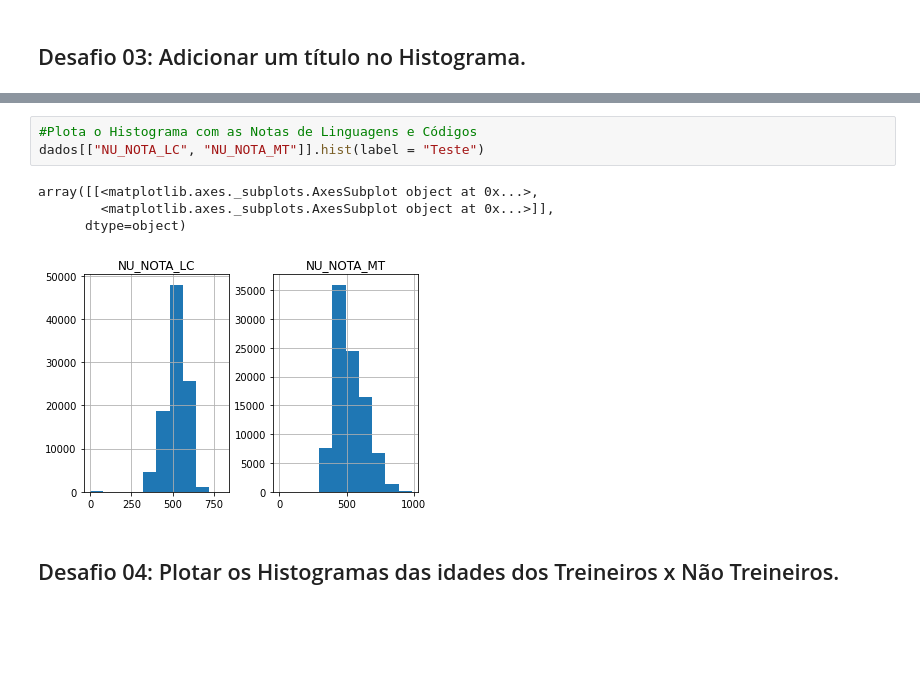
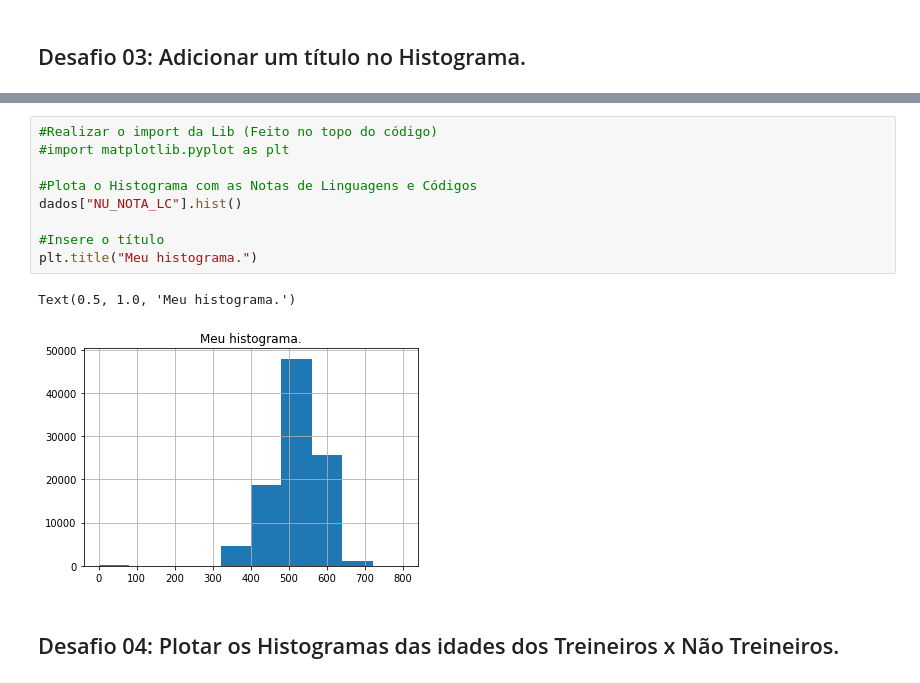
Before and after one commit to tiagorici/Alura_Imersao_Dados, a Jupyter notebook: Aula01.ipynb, the cells around one changed output, grey strips where cells are left out. Saved outputs shown, nothing was run; the diff lists cells and outputs as text; blank space fills up the shorter version.

```diff
--- a/Aula01.ipynb
+++ b/Aula01.ipynb
@@ -315,11 +355,15 @@ hist = df.hist(bins=3)
 # %%
+#Realizar o import da Lib (Feito no topo do código)
+#import matplotlib.pyplot as plt
+
 #Plota o Histograma com as Notas de Linguagens e Códigos
-dados[["NU_NOTA_LC", "NU_NOTA_MT"]].hist(label = "Teste")
+dados["NU_NOTA_LC"].hist()
+
+#Insere o título
+plt.title("Meu histograma.")
 # %% [output]
-array([[<matplotlib.axes._subplots.AxesSubplot object at 0x...>,
-        <matplotlib.axes._subplots.AxesSubplot object at 0x...>]],
-      dtype=object)
+Text(0.5, 1.0, 'Meu histograma.')
-[figure, old version]
+[figure, new version]
 # %% [markdown]
 Desafio 04: Plotar os Histogramas das idades dos Treineiros x Não Treineiros.
 ---
```
Also changed, not shown: parts of 12 cells of this notebook.
